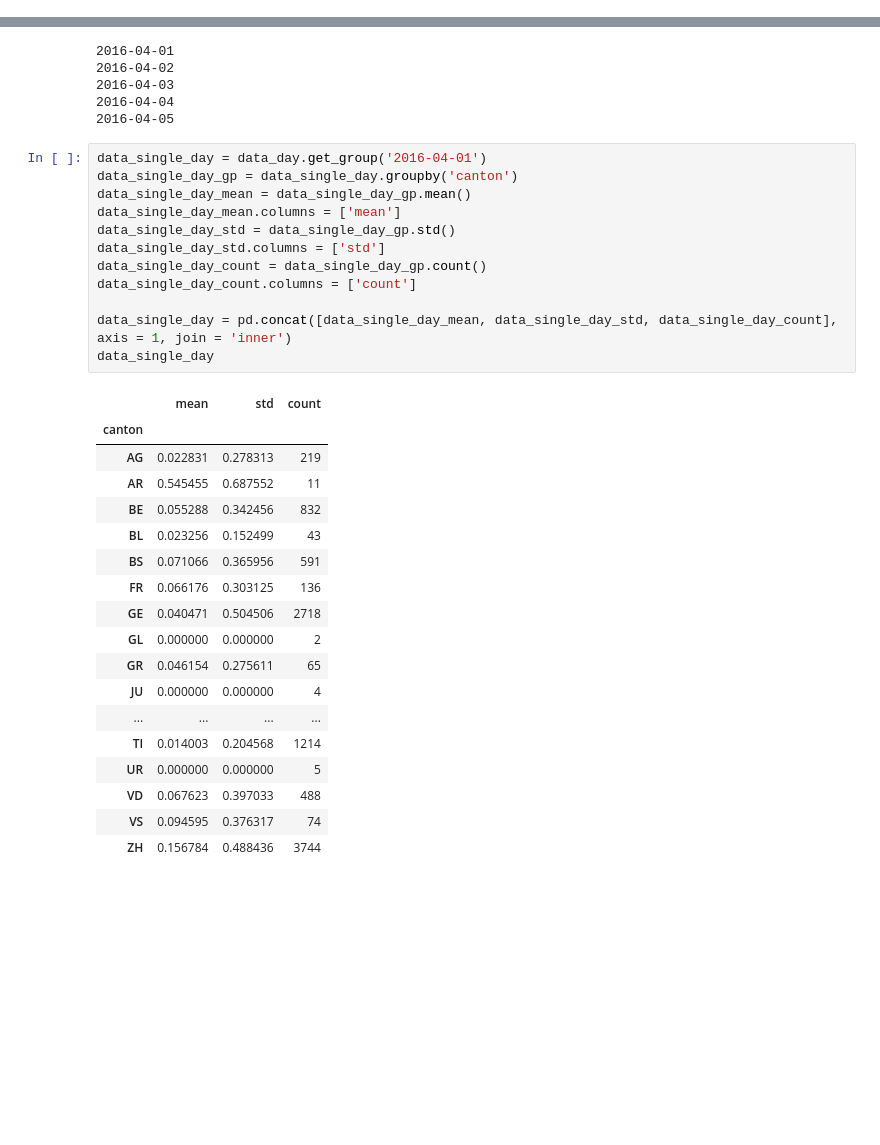
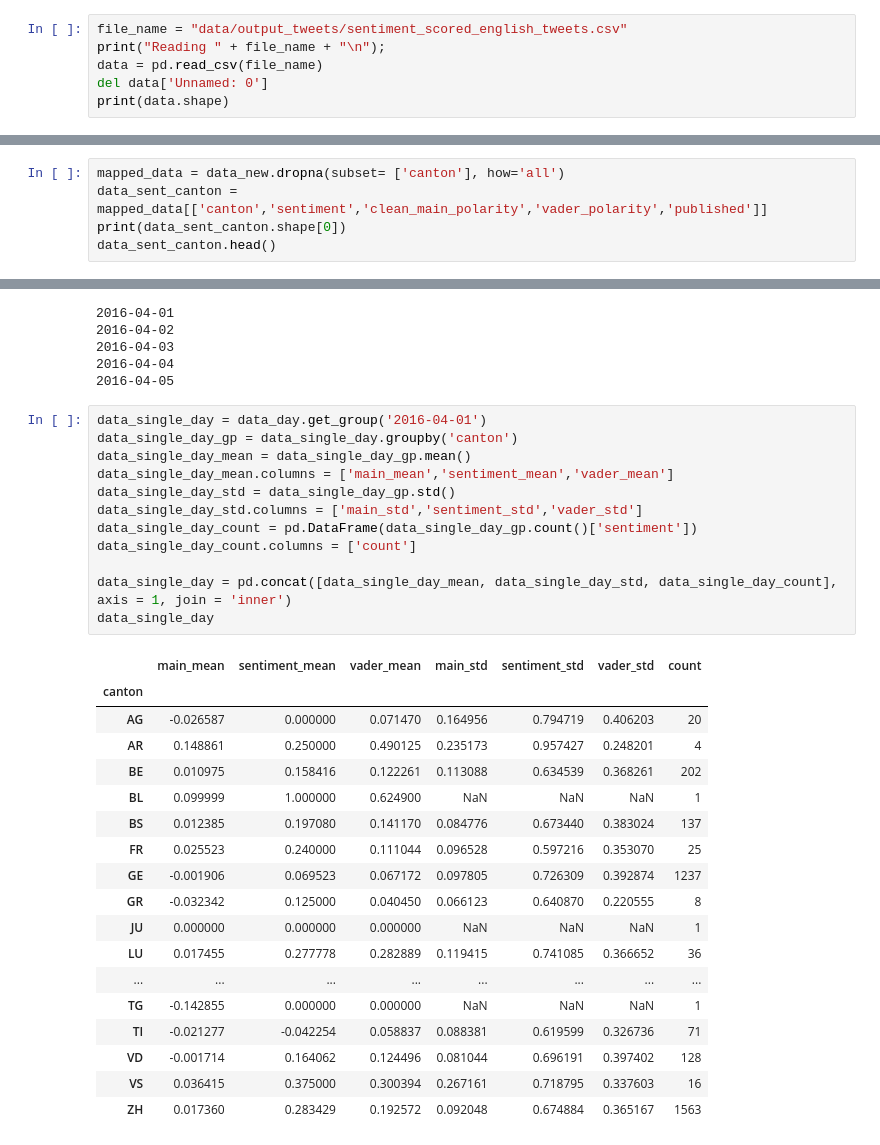
Before and after one commit to ahmadajal/ada-ana-project, a Jupyter notebook: Pre-Visualization-part2.ipynb, the cells around one changed output, grey strips where cells are left out. Drawn from its saved outputs; the diff is of its cells as text; blank space fills up the shorter version.

```diff
--- a/Pre-Visualization-part2.ipynb
+++ b/Pre-Visualization-part2.ipynb
@@ -22,0 +4,6 @@ Reading data/__harvest3r_twitter_data_05-04_0.json
+# %%
+file_name = "data/output_tweets/sentiment_scored_english_tweets.csv"
+print("Reading " + file_name + "\n");
+data = pd.read_csv(file_name)
+del data['Unnamed: 0']
+print(data.shape)
@@ -68,0 +85,5 @@ data_sent_canton = data_new[['canton','sentiment','published']].dropna()
+# %%
+mapped_data = data_new.dropna(subset= ['canton'], how='all')
+data_sent_canton = mapped_data[['canton','sentiment','clean_main_polarity','vader_polarity','published']]
+print(data_sent_canton.shape[0])
+data_sent_canton.head()
@@ -146,34 +183,34 @@ for name, group in data_day:
 # %%
 data_single_day = data_day.get_group('2016-04-01')
 data_single_day_gp = data_single_day.groupby('canton')
 data_single_day_mean = data_single_day_gp.mean()
-data_single_day_mean.columns = ['mean']
+data_single_day_mean.columns = ['main_mean','sentiment_mean','vader_mean']
 data_single_day_std = data_single_day_gp.std()
-data_single_day_std.columns = ['std']
-data_single_day_count = data_single_day_gp.count()
+data_single_day_std.columns = ['main_std','sentiment_std','vader_std']
+data_single_day_count = pd.DataFrame(data_single_day_gp.count()['sentiment'])
 data_single_day_count.columns = ['count']
 
 data_single_day = pd.concat([data_single_day_mean, data_single_day_std, data_single_day_count], axis = 1, join = 'inner')
 data_single_day
 # %% [output]
-|  | mean | std | count |
-| canton |  |  |  |
-| AG | 0.022831 | 0.278313 | 219 |
-| AR | 0.545455 | 0.687552 | 11 |
-| BE | 0.055288 | 0.342456 | 832 |
-| BL | 0.023256 | 0.152499 | 43 |
-| BS | 0.071066 | 0.365956 | 591 |
-| FR | 0.066176 | 0.303125 | 136 |
-| GE | 0.040471 | 0.504506 | 2718 |
-| GL | 0.000000 | 0.000000 | 2 |
-| GR | 0.046154 | 0.275611 | 65 |
-| JU | 0.000000 | 0.000000 | 4 |
-| ... | ... | ... | ... |
-| TI | 0.014003 | 0.204568 | 1214 |
-| UR | 0.000000 | 0.000000 | 5 |
-| VD | 0.067623 | 0.397033 | 488 |
-| VS | 0.094595 | 0.376317 | 74 |
-| ZH | 0.156784 | 0.488436 | 3744 |
+|  | main_mean | sentiment_mean | vader_mean | main_std | sentiment_std | vader_std | count |
+| canton |  |  |  |  |  |  |  |
+| AG | -0.026587 | 0.000000 | 0.071470 | 0.164956 | 0.794719 | 0.406203 | 20 |
+| AR | 0.148861 | 0.250000 | 0.490125 | 0.235173 | 0.957427 | 0.248201 | 4 |
+| BE | 0.010975 | 0.158416 | 0.122261 | 0.113088 | 0.634539 | 0.368261 | 202 |
+| BL | 0.099999 | 1.000000 | 0.624900 | NaN | NaN | NaN | 1 |
+| BS | 0.012385 | 0.197080 | 0.141170 | 0.084776 | 0.673440 | 0.383024 | 137 |
+| FR | 0.025523 | 0.240000 | 0.111044 | 0.096528 | 0.597216 | 0.353070 | 25 |
+| GE | -0.001906 | 0.069523 | 0.067172 | 0.097805 | 0.726309 | 0.392874 | 1237 |
+| GR | -0.032342 | 0.125000 | 0.040450 | 0.066123 | 0.640870 | 0.220555 | 8 |
+| JU | 0.000000 | 0.000000 | 0.000000 | NaN | NaN | NaN | 1 |
+| LU | 0.017455 | 0.277778 | 0.282889 | 0.119415 | 0.741085 | 0.366652 | 36 |
+| ... | ... | ... | ... | ... | ... | ... | ... |
+| TG | -0.142855 | 0.000000 | 0.000000 | NaN | NaN | NaN | 1 |
+| TI | -0.021277 | -0.042254 | 0.058837 | 0.088381 | 0.619599 | 0.326736 | 71 |
+| VD | -0.001714 | 0.164062 | 0.124496 | 0.081044 | 0.696191 | 0.397402 | 128 |
+| VS | 0.036415 | 0.375000 | 0.300394 | 0.267161 | 0.718795 | 0.337603 | 16 |
+| ZH | 0.017360 | 0.283429 | 0.192572 | 0.092048 | 0.674884 | 0.365167 | 1563 |
 # %%
 data_single_day = data_single_day.reset_index()
 data_single_day
```
Also changed, not shown: parts of 21 cells of this notebook, 7 other files.
